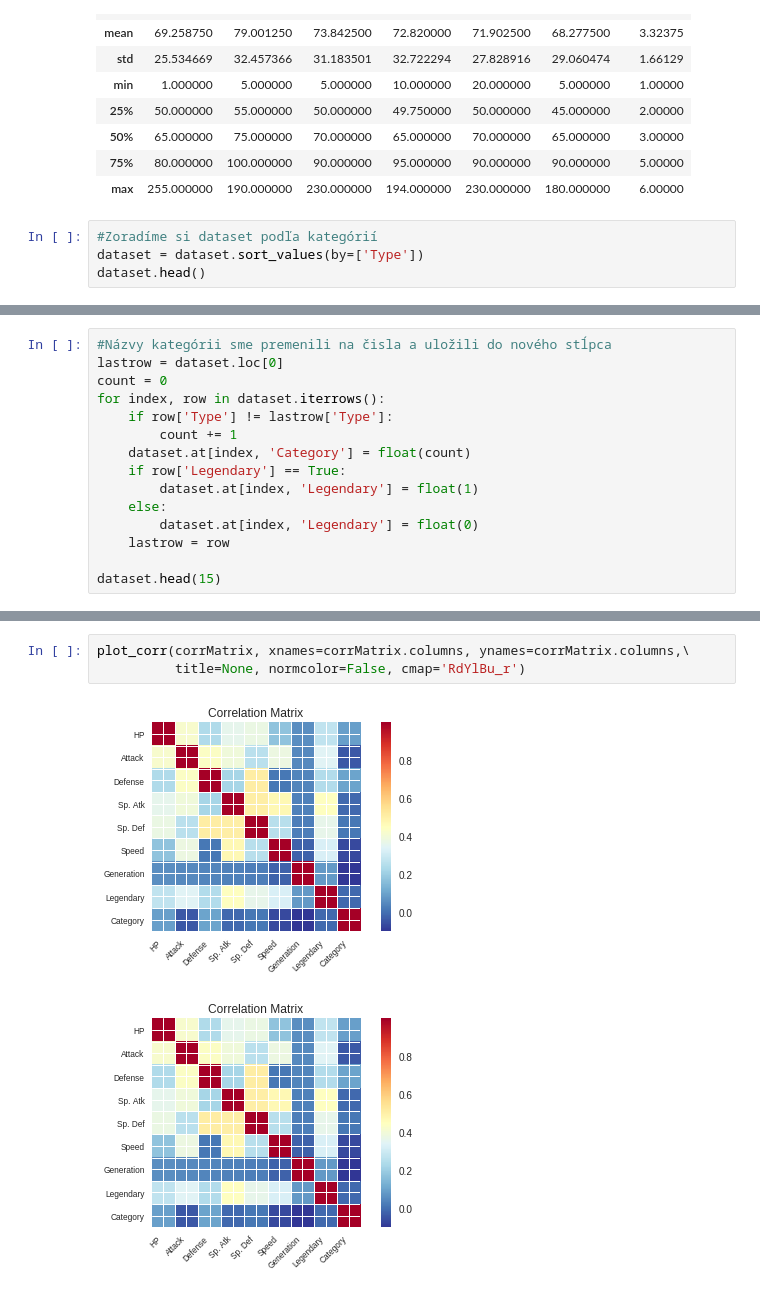
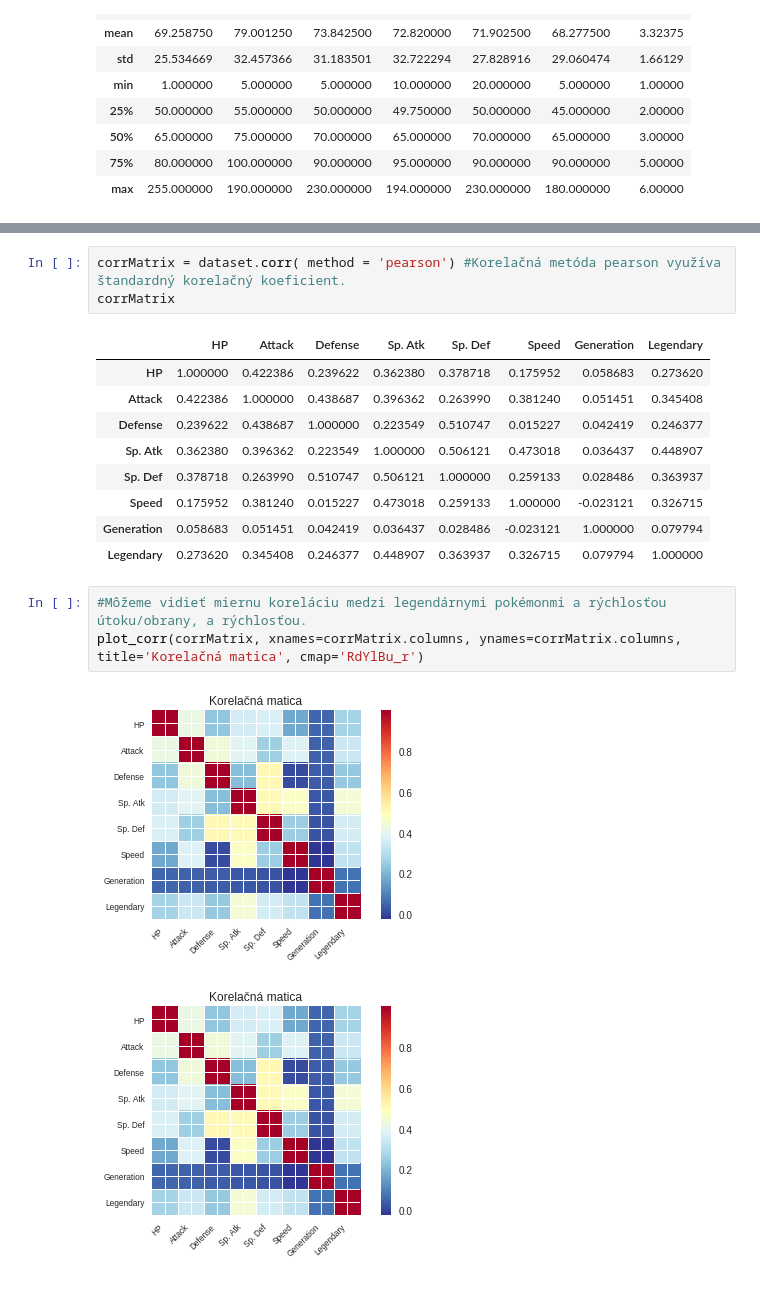
Before and after one commit to DuS4NN/Orlicek_NS2019, a Jupyter notebook: Projekt.ipynb, the cells around one changed output, grey strips where cells are left out. Drawn from its saved outputs; the diff is of its cells as text.

```diff
--- a/Projekt.ipynb
+++ b/Projekt.ipynb
@@ -39,7 +41,3 @@ dataset.describe()
 | 50% | 65.000000 | 75.000000 | 70.000000 | 65.000000 | 70.000000 | 65.000000 | 3.00000 |
 | 75% | 80.000000 | 100.000000 | 90.000000 | 95.000000 | 90.000000 | 90.000000 | 5.00000 |
 | max | 255.000000 | 190.000000 | 230.000000 | 194.000000 | 230.000000 | 180.000000 | 6.00000 |
-# %%
-#Zoradíme si dataset podľa kategórií
-dataset = dataset.sort_values(by=['Type'])
-dataset.head()
@@ -53,15 +43,0 @@ dataset.head()
-# %%
-#Názvy kategórii sme premenili na čisla a uložili do nového stĺpca
-lastrow = dataset.loc[0]
-count = 0
-for index, row in dataset.iterrows():
-    if row['Type'] != lastrow['Type']:
-        count += 1
-    dataset.at[index, 'Category'] = float(count)
-    if row['Legendary'] == True:
-        dataset.at[index, 'Legendary'] = float(1)
-    else:
-        dataset.at[index, 'Legendary'] = float(0)
-    lastrow = row
-
-dataset.head(15)
@@ -101,6 +44,19 @@ corrMatrix
+# %%
+corrMatrix = dataset.corr( method = 'pearson') #Korelačná metóda pearson využíva štandardný korelačný koeficient.
+corrMatrix
+# %% [output]
+|  | HP | Attack | Defense | Sp. Atk | Sp. Def | Speed | Generation | Legendary |
+| HP | 1.000000 | 0.422386 | 0.239622 | 0.362380 | 0.378718 | 0.175952 | 0.058683 | 0.273620 |
+| Attack | 0.422386 | 1.000000 | 0.438687 | 0.396362 | 0.263990 | 0.381240 | 0.051451 | 0.345408 |
+| Defense | 0.239622 | 0.438687 | 1.000000 | 0.223549 | 0.510747 | 0.015227 | 0.042419 | 0.246377 |
+| Sp. Atk | 0.362380 | 0.396362 | 0.223549 | 1.000000 | 0.506121 | 0.473018 | 0.036437 | 0.448907 |
+| Sp. Def | 0.378718 | 0.263990 | 0.510747 | 0.506121 | 1.000000 | 0.259133 | 0.028486 | 0.363937 |
+| Speed | 0.175952 | 0.381240 | 0.015227 | 0.473018 | 0.259133 | 1.000000 | -0.023121 | 0.326715 |
+| Generation | 0.058683 | 0.051451 | 0.042419 | 0.036437 | 0.028486 | -0.023121 | 1.000000 | 0.079794 |
+| Legendary | 0.273620 | 0.345408 | 0.246377 | 0.448907 | 0.363937 | 0.326715 | 0.079794 | 1.000000 |
 # %%
-plot_corr(corrMatrix, xnames=corrMatrix.columns, ynames=corrMatrix.columns,\
-          title=None, normcolor=False, cmap='RdYlBu_r')
+#Môžeme vidieť miernu koreláciu medzi legendárnymi pokémonmi a rýchlosťou útoku/obrany, a rýchlosťou.
+plot_corr(corrMatrix, xnames=corrMatrix.columns, ynames=corrMatrix.columns, title='Korelačná matica', cmap='RdYlBu_r')
 # %% [output]
-[figure, old version]
+[figure, new version]
-[figure, old version]
+[figure, new version]
```
Also changed, not shown: parts of 9 cells of this notebook.
